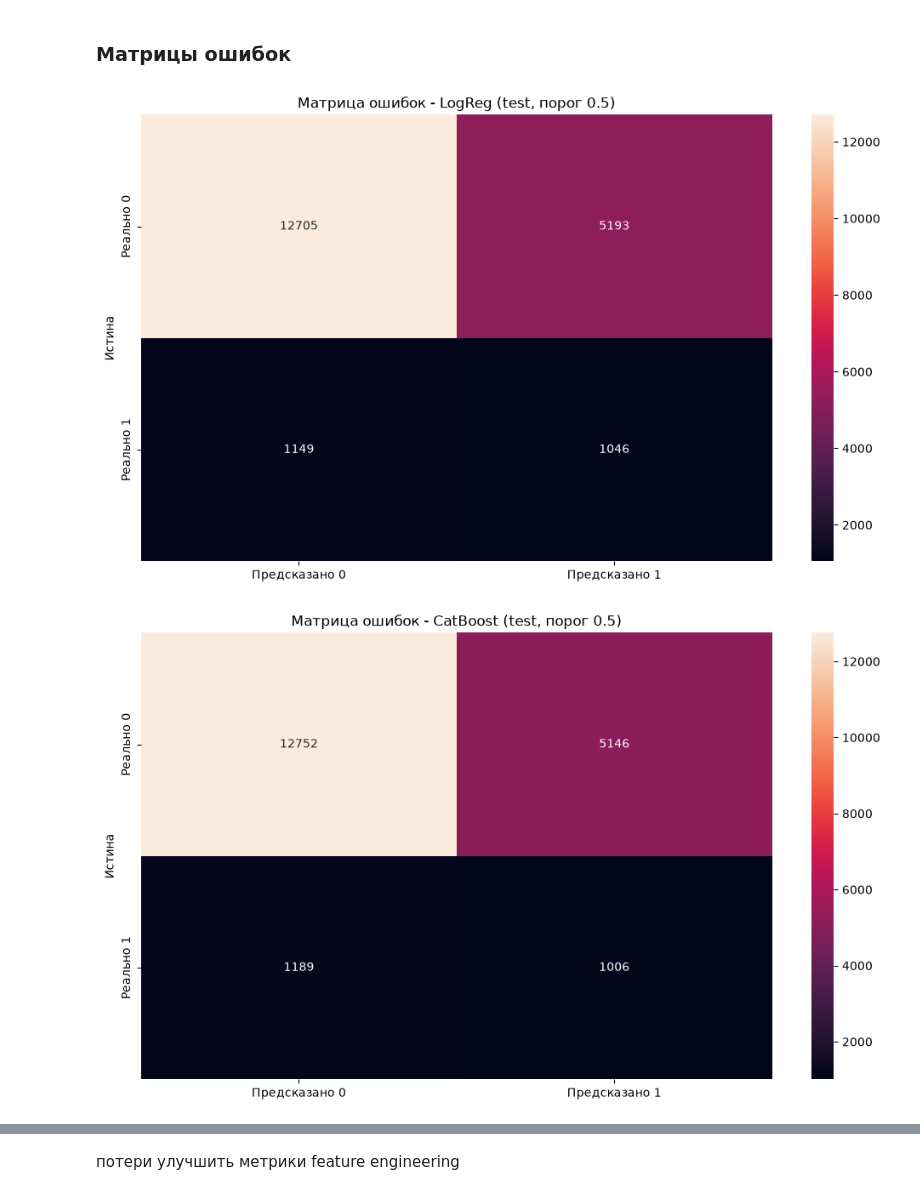
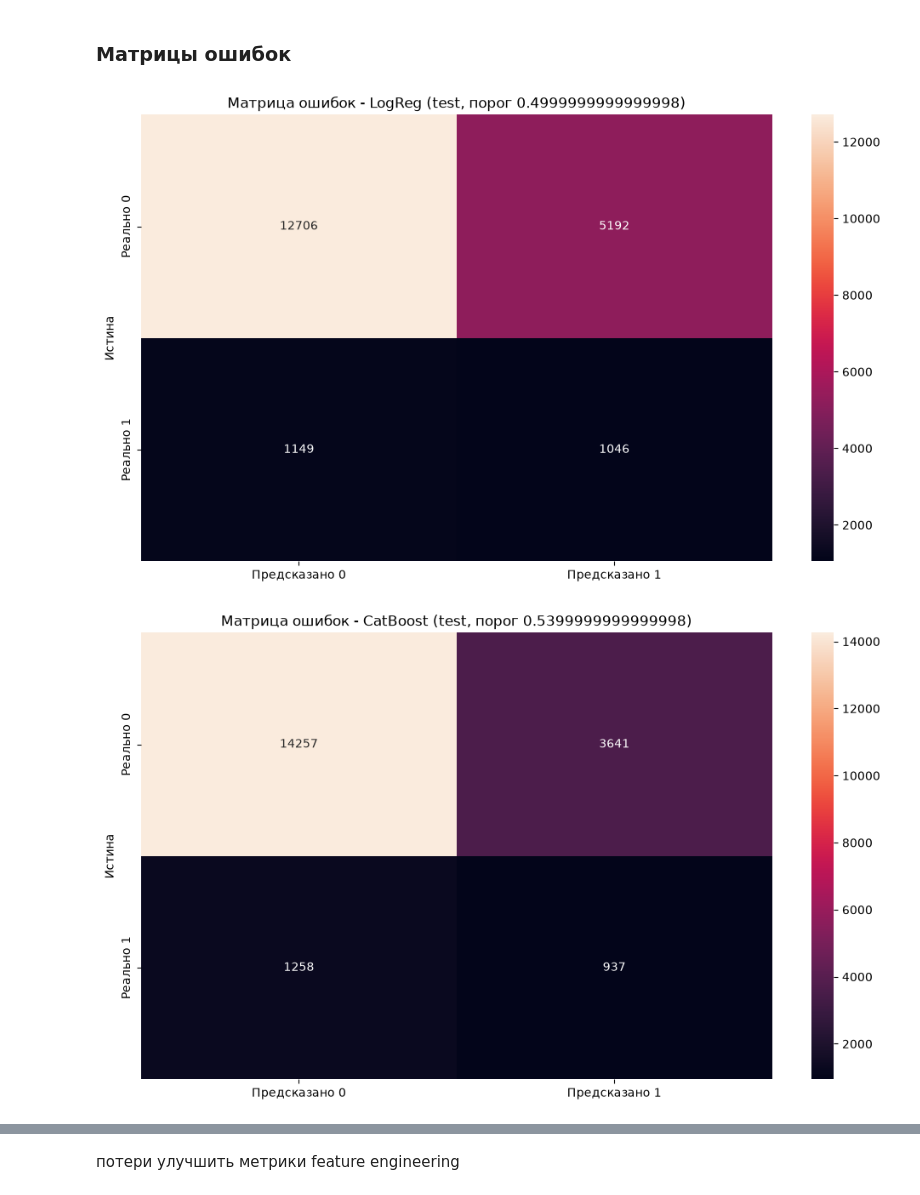
Before and after one commit to AlexanderSh11/diabetes-research, a Jupyter notebook: notebooks/model_training.ipynb, the cells around one changed output, grey strips where cells are left out. Drawn from its saved outputs; the diff is of its cells as text; code cells hidden in the pictures.

```diff
--- a/notebooks/model_training.ipynb
+++ b/notebooks/model_training.ipynb
@@ -214,4 +214,5 @@ def threshold_analysis(model, X_val, y_val):
 
     probs_val = model.predict_proba(X_val)[:, 1]
     show_metrics(model="Final LogReg после подбора порога", threshold=best_threshold, true_val=y_val, probs_val=probs_val)
+    return best_threshold
 # %%
@@ -502,6 +540,9 @@ final_cb_2 = CatBoostClassifier(
     iterations=ITERATIONS,
     learning_rate=best["learning_rate"],
     depth=best["depth"],
+    rsm=best["rsm"],
+    subsample=best["subsample"],
+    min_data_in_leaf=best["min_data_in_leaf"],
     l2_leaf_reg=best["l2_leaf_reg"],
     auto_class_weights=AUTO_CLASS_WEIGHTS,
     eval_metric=EVAL_METRIC,
@@ -517,0 +559,2 @@ ROC-AUC CatBoost на валидационной выборке после по
+# %%
+best_threshold_cb_2 = threshold_analysis(model=final_cb_2, X_val=X_val_catboost, y_val=y_val)
@@ -517,0 +571,3 @@ ROC-AUC CatBoost на валидационной выборке после по
+# %%
+cb_2_probs_test = final_cb_2.predict_proba(X_test_catboost)[:, 1]
+show_metrics(model=final_cb_2, threshold=best_threshold_cb_2, true_val=y_test, probs_val=cb_2_probs_test)
@@ -593,17 +665,17 @@ Accuracy: 0.6847
 # %% [markdown]
 ### Матрицы ошибок
 # %%
-threshold = 0.5
+threshold = best_threshold_lr
 
 show_confusion_matrix(model="LogReg", threshold=threshold, true_val=y_test, probs_val=lr_probs_test, df="test")
 # %% [output]
-[figure, old version]
+[figure, new version]
 # %%
-threshold = 0.50
+threshold = best_threshold_cb_2
 
-show_confusion_matrix(model="CatBoost", threshold=threshold, true_val=y_test, probs_val=cb_probs_test, df="test")
+show_confusion_matrix(model="CatBoost", threshold=threshold, true_val=y_test, probs_val=cb_2_probs_test, df="test")
 # %% [output]
-[figure, old version]
+[figure, new version]
 # %% [markdown]
 #### Вывод
 
```
Also changed, not shown: parts of 21 cells of this notebook, 3 other files.
